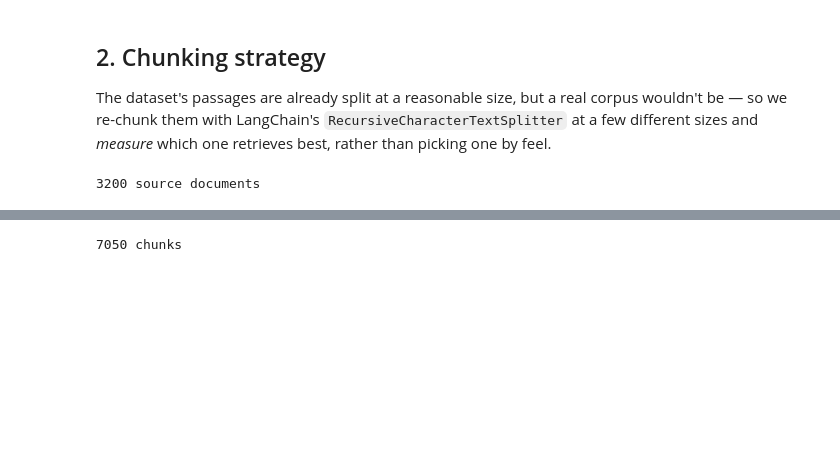
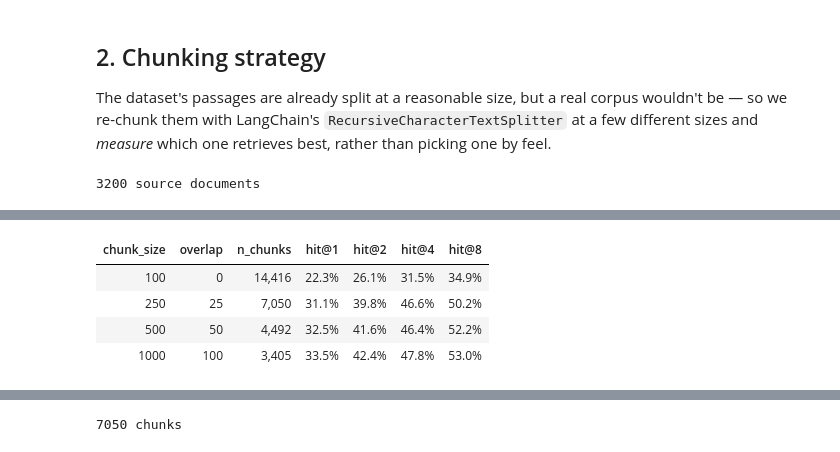
Before and after one commit to SarankanSivananthan/rag-wikipedia, a Jupyter notebook: notebooks/analysis.ipynb, the cells around one changed output, grey strips where cells are left out. Saved outputs shown, nothing was run; the diff lists cells and outputs as text; code cells hidden in the pictures; blank space fills up the shorter version.

```diff
--- a/notebooks/analysis.ipynb
+++ b/notebooks/analysis.ipynb
@@ -130,0 +103,13 @@ assuming it works.
+# %%
+hit_df = pd.read_csv("../results/retrieval_hit_at_k.csv")
+ks = [1, 2, 4, 8]
+all_q = hit_df[hit_df["subset"] == "all"]
+all_q[["chunk_size", "overlap", "n_chunks"] + [f"hit@{k}" for k in ks]].style.format(
+    {"n_chunks": "{:,}", **{f"hit@{k}": "{:.1%}" for k in ks}}
+).hide(axis="index")
+# %% [output]
+| chunk_size | overlap | n_chunks | hit@1 | hit@2 | hit@4 | hit@8 |
+| 100 | 0 | 14,416 | 22.3% | 26.1% | 31.5% | 34.9% |
+| 250 | 25 | 7,050 | 31.1% | 39.8% | 46.6% | 50.2% |
+| 500 | 50 | 4,492 | 32.5% | 41.6% | 46.4% | 52.2% |
+| 1000 | 100 | 3,405 | 33.5% | 42.4% | 47.8% | 53.0% |
```
Also changed, not shown: parts of 16 cells of this notebook, 7 other files.
